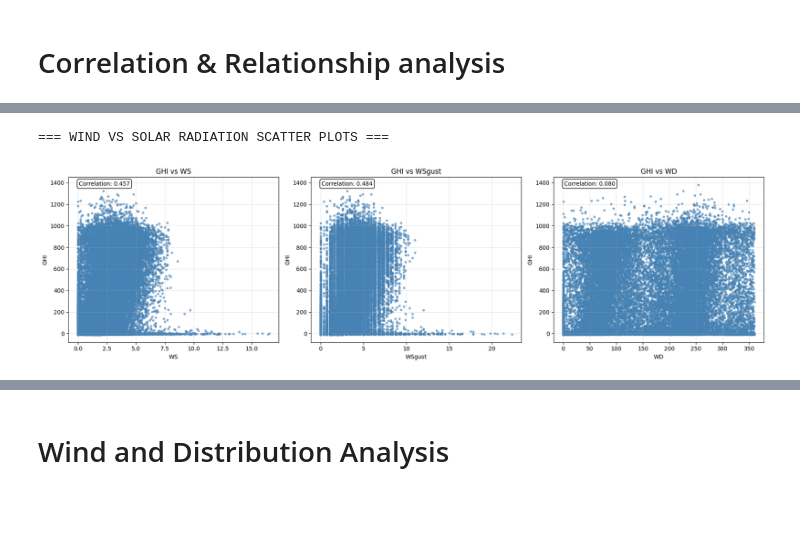
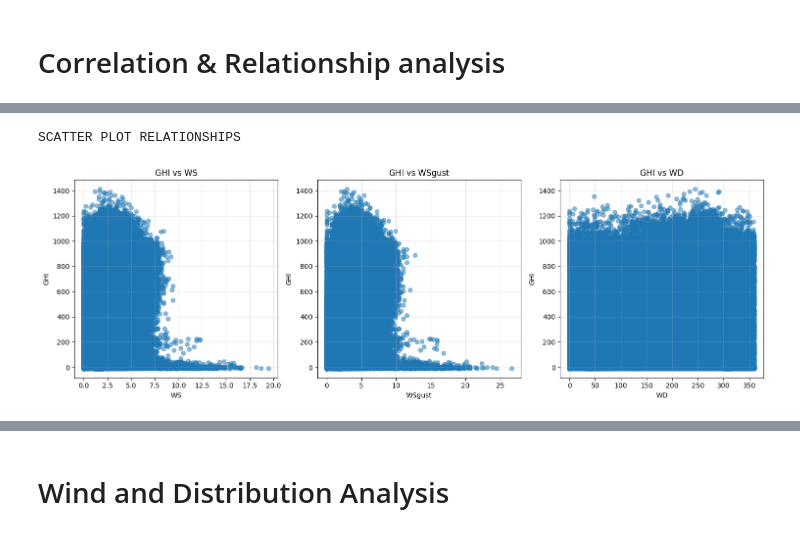
Before and after one commit to Avicci-b/Solar-Challenge-week0, a Jupyter notebook: notebooks/benin_eda.ipynb, the cells around one changed output, grey strips where cells are left out. Drawn from its saved outputs; the diff is of its cells as text; code cells hidden in the pictures; blank space fills up the shorter version.

```diff
--- a/notebooks/benin_eda.ipynb
+++ b/notebooks/benin_eda.ipynb
@@ -119,11 +187,12 @@ Key columns: ['GHI', 'DNI', 'DHI', 'ModA', 'ModB', 'WS', 'WSgust']
 Available columns in dataset: ['GHI', 'DNI', 'DHI', 'ModA', 'ModB', 'WS', 'WSgust']
 # %%
 # Compute Z-scores and flag outliers (|Z| > 3)
-print("\n=== OUTLIER DETECTION USING Z-SCORES ===")
+print("\nOUTLIER DETECTION USING Z-SCORES")
 
 # Create a copy of the dataframe for cleaning
 df_clean = df.copy()
-
+key_columns = ['GHI', 'DNI', 'DHI', 'ModA', 'ModB', 'WS', 'WSgust']
+available_columns = [col for col in key_columns if col in df.columns]
 for column in available_columns:
     # Calculate Z-scores
     z_scores = np.abs(stats.zscore(df_clean[column].dropna()))
@@ -583,34 +459,25 @@ Correlations stronger than |0.7|:
 # %%
-# Scatter plots: Wind variables vs GHI
-print("\n=== WIND VS SOLAR RADIATION SCATTER PLOTS ===")
+## Scatter Plot Relationships
+print("SCATTER PLOT RELATIONSHIPS")
 
+# Wind vs GHI
 wind_vars = ['WS', 'WSgust', 'WD']
-available_wind_vars = [var for var in wind_vars if var in df_clean.columns]
+available_wind = [var for var in wind_vars if var in df_clean.columns]
 
-if available_wind_vars and 'GHI' in df_clean.columns:
-    fig, axes = plt.subplots(1, len(available_wind_vars), figsize=(18, 5))
-
-    if len(available_wind_vars) == 1:
+if available_wind and 'GHI' in df_clean.columns:
+    fig, axes = plt.subplots(1, len(available_wind), figsize=(15, 5))
+    if len(available_wind) == 1:
         axes = [axes]
 
-    for i, wind_var in enumerate(available_wind_vars):
-        # Sample data for better visualization (every 10th point)
-        sample_data = df_clean.iloc[::10]
-
-        axes[i].scatter(sample_data[wind_var], sample_data['GHI'],
-                       alpha=0.6, s=10, color='steelblue')
+    for i, wind_var in enumerate(available_wind):
+        axes[i].scatter(df_clean[wind_var], df_clean['GHI'], alpha=0.5)
         axes[i].set_xlabel(wind_var)
         axes[i].set_ylabel('GHI')
         axes[i].set_title(f'GHI vs {wind_var}')
         axes[i].grid(True, alpha=0.3)
 
-        # Calculate correlation
-        corr = df_clean[wind_var].corr(df_clean['GHI'])
-        axes[i].text(0.05, 0.95, f'Correlation: {corr:.3f}',
-                    transform=axes[i].transAxes, bbox=dict(boxstyle="round,pad=0.3", facecolor="white"))
-
     plt.tight_layout()
     plt.show()
 # %% [output]
-=== WIND VS SOLAR RADIATION SCATTER PLOTS ===
+SCATTER PLOT RELATIONSHIPS
-[figure, old version]
+[figure, new version]
```
Also changed, not shown: parts of 46 cells of this notebook.
